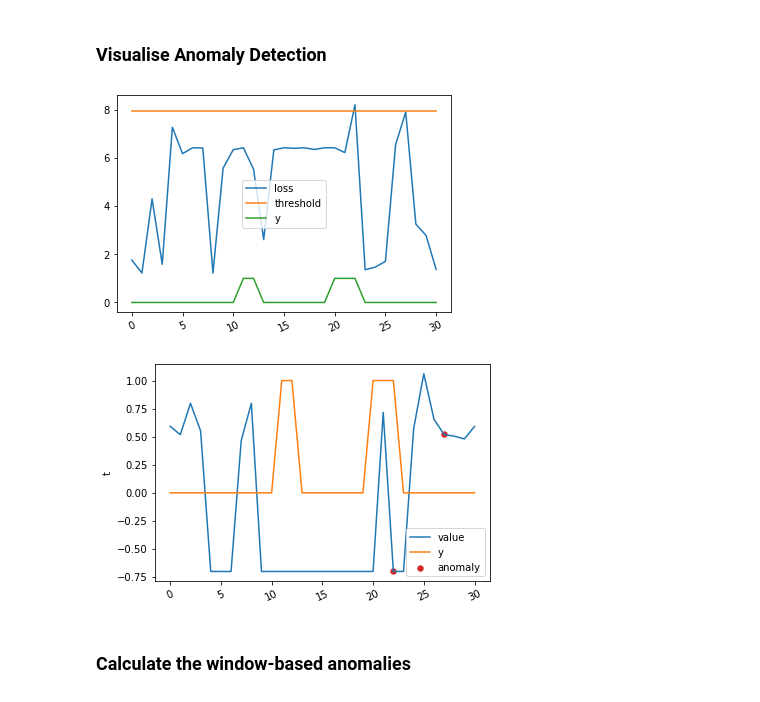
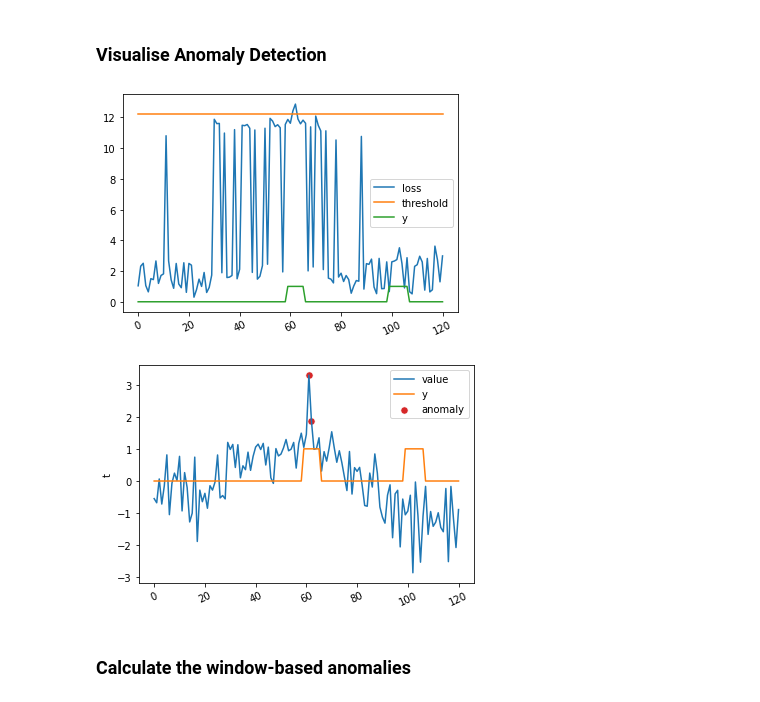
Before and after one commit to mdabashar/TAnoGAN, a Jupyter notebook: TAnoGAN_Pytorch.ipynb, the cells around one changed output. Drawn from its saved outputs; the diff is of its cells as text; code cells hidden in the pictures.

```diff
--- a/TAnoGAN_Pytorch.ipynb
+++ b/TAnoGAN_Pytorch.ipynb
@@ -41,7 +37,7 @@ cudnn.benchmark = True
 ### Setup Data Loader
 # %%
 # location of datasets and category
-end_name = 'rogue_agent_key_hold.csv' # dataset name
+end_name = 'ambient_temperature_system_failure.csv' # dataset name
 data_file = 'data\\realKnownCause\\'+end_name # dataset category and dataset name
 key = 'realKnownCause/'+end_name # This key is used for reading anomaly labels
 # %%
@@ -126,7 +122,7 @@ for epoch in range(opt_trn.epochs):
         label = torch.full((batch_size, seq_len, 1), real_label, device=device)
 
         output,_ = netD.forward(real)
-        errD_real = criterion(output, label)
+        errD_real = criterion(output, label.float())
         errD_real.backward()
         optimizerD.step()
         D_x = output.mean().item()
@@ -136,7 +132,7 @@ for epoch in range(opt_trn.epochs):
         fake,_ = netG.forward(noise)
         output,_ = netD.forward(fake.detach()) # detach causes gradient is no longer being computed or stored to save memeory
         label.fill_(fake_label)
-        errD_fake = criterion(output, label)
+        errD_fake = criterion(output, label.float())
         errD_fake.backward()
         D_G_z1 = output.mean().item()
         errD = errD_real + errD_fake
@@ -150,7 +146,7 @@ for epoch in range(opt_trn.epochs):
         fake,_ = netG.forward(noise)
         label.fill_(real_label)
         output,_ = netD.forward(fake)
-        errG = criterion(output, label)
+        errG = criterion(output, label.float())
         errG.backward()
         optimizerG.step()
         D_G_z2 = output.mean().item()
@@ -287,24 +283,24 @@ for i, (x,y) in enumerate(test_dataloader):
 # %%
 import pandas as pd
 import matplotlib.pyplot as plt
 
-THRESHOLD = 7.95 # Anomaly score threshold for an instance to be considered as anomaly
+THRESHOLD = 12.2 # Anomaly score threshold for an instance to be considered as anomaly
 
 #TIME_STEPS = dataset.window_length
 test_score_df = pd.DataFrame(index=range(test_dataset.data_len))
 test_score_df['loss'] = [loss.item()/test_dataset.window_length for loss in loss_list]
 test_score_df['y'] = test_dataset.y
 test_score_df['threshold'] = THRESHOLD
 test_score_df['anomaly'] = test_score_df.loss > test_score_df.threshold
 test_score_df['t'] = [x[59].item() for x in test_dataset.x]
 
 plt.plot(test_score_df.index, test_score_df.loss, label='loss')
 plt.plot(test_score_df.index, test_score_df.threshold, label='threshold')
 plt.plot(test_score_df.index, test_score_df.y, label='y')
 plt.xticks(rotation=25)
 plt.legend();
 # %% [output]
-[figure, old version]
+[figure, new version]
 # %%
 import seaborn as sns
 
@@ -333,7 +329,7 @@ plt.plot(
 plt.xticks(rotation=25)
 plt.legend();
 # %% [output]
-[figure, old version]
+[figure, new version]
 # %% [markdown]
 ### Calculate the window-based anomalies
 # %%
```
Also changed, not shown: parts of 7 cells of this notebook.
